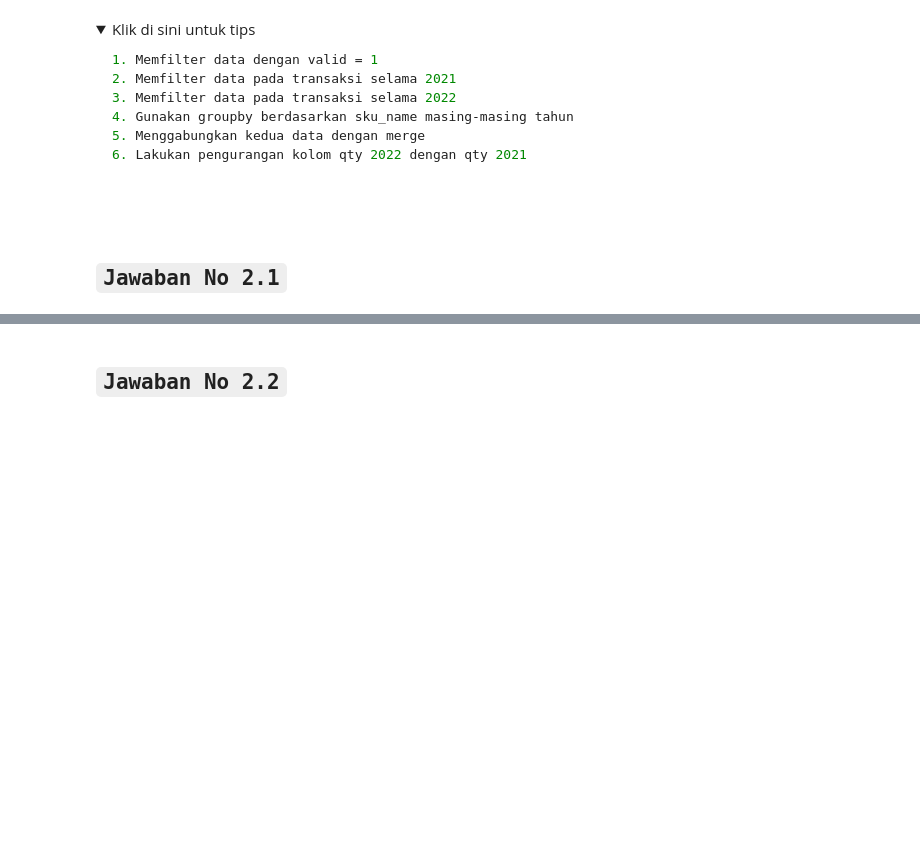
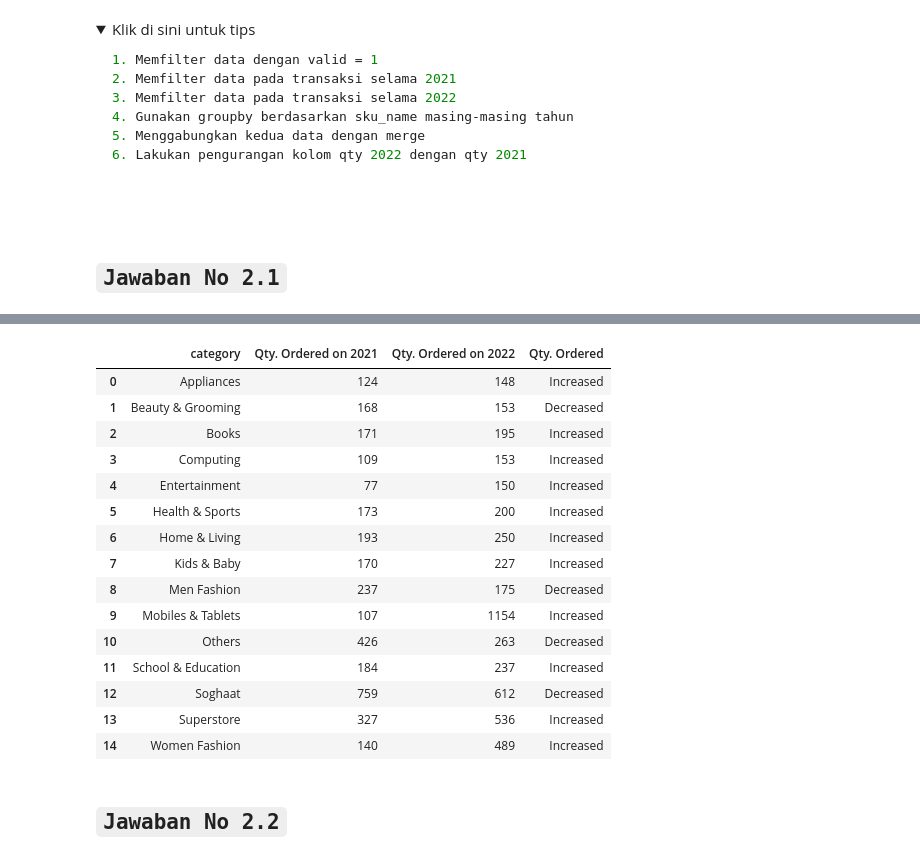
Before and after one commit to rizalrkp/sql-with-python, a Jupyter notebook: Mentoring_Python_DA11.ipynb, the cells around one changed output, grey strips where cells are left out. Drawn from its saved outputs; the diff is of its cells as text; code cells hidden in the pictures; folded sections open; blank space fills up the shorter version.

```diff
--- a/Mentoring_Python_DA11.ipynb
+++ b/Mentoring_Python_DA11.ipynb
@@ -364,2 +291,43 @@ df_merge
+# %%
+def isIncreased(row):
+  if row['Qty. Ordered on 2022'] > row['Qty. Ordered on 2021']:
+    return 'Increased'
+  elif row['Qty. Ordered on 2022'] == row['Qty. Ordered on 2021']:
+    return 'No difference'
+  else:
+    return 'Decreased'
+# %%
+# Tulis kode Anda di bawah ini. Dapat menggunakan lebih dari 1 blok kode
+condition_1 = ((df['order_date'] >= '2021-01-01') & (df['order_date'] <= '2021-12-31'))
+condition_2 = ((df['order_date'] >= '2022-01-01') & (df['order_date'] <= '2022-12-31'))
+condition_3 = (df['is_valid'] == 1)
+
+df_categorized_2021 = df[condition_1 & condition_3]
+df_categorized_2022 = df[condition_2 & condition_3]
+
+df_categorized_2021 = df_categorized_2021.groupby(by = ['category'], as_index = False)['qty_ordered'].sum()
+df_categorized_2022 = df_categorized_2022.groupby(by = ['category'], as_index = False)['qty_ordered'].sum()
+
+df_merge = df_categorized_2021.merge(df_categorized_2022, how = 'inner', on = ['category'])
+df_merge = df_merge.rename(columns={"qty_ordered_x": "Qty. Ordered on 2021", "qty_ordered_y": "Qty. Ordered on 2022"})
+df_merge['Qty. Ordered'] = df_merge.apply(isIncreased, axis = 1)
+df_merge
+# %% [output]
+|  | category | Qty. Ordered on 2021 | Qty. Ordered on 2022 | Qty. Ordered |
+| 0 | Appliances | 124 | 148 | Increased |
+| 1 | Beauty & Grooming | 168 | 153 | Decreased |
+| 2 | Books | 171 | 195 | Increased |
+| 3 | Computing | 109 | 153 | Increased |
+| 4 | Entertainment | 77 | 150 | Increased |
+| 5 | Health & Sports | 173 | 200 | Increased |
+| 6 | Home & Living | 193 | 250 | Increased |
+| 7 | Kids & Baby | 170 | 227 | Increased |
+| 8 | Men Fashion | 237 | 175 | Decreased |
+| 9 | Mobiles & Tablets | 107 | 1154 | Increased |
+| 10 | Others | 426 | 263 | Decreased |
+| 11 | School & Education | 184 | 237 | Increased |
+| 12 | Soghaat | 759 | 612 | Decreased |
+| 13 | Superstore | 327 | 536 | Increased |
+| 14 | Women Fashion | 140 | 489 | Increased |
 # %% [markdown]
 ## `Jawaban No 2.2`
```
Also changed, not shown: parts of 10 cells of this notebook.
